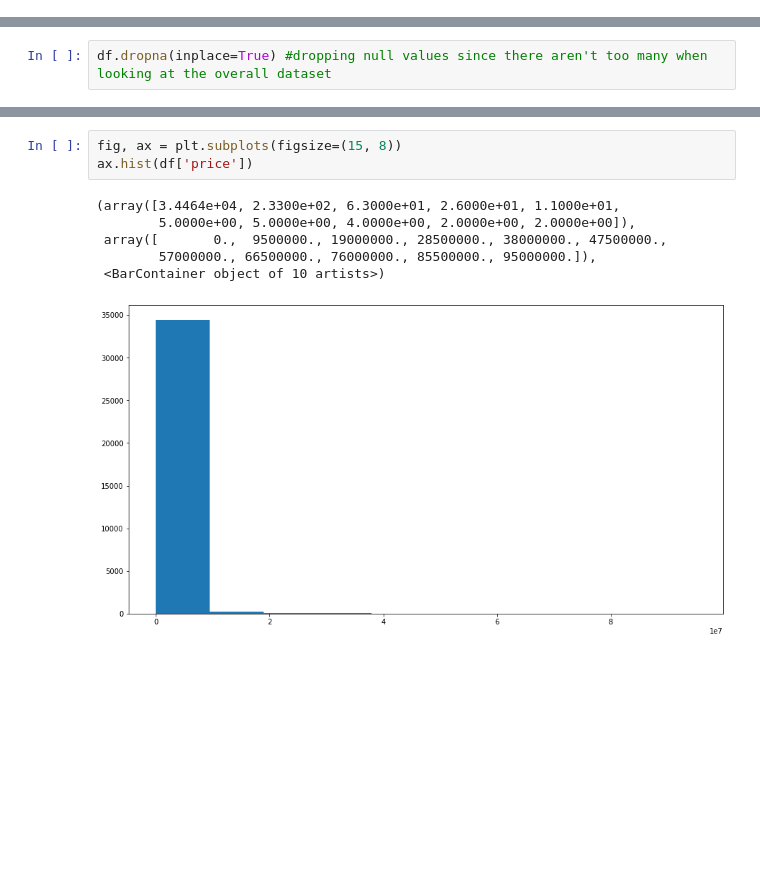
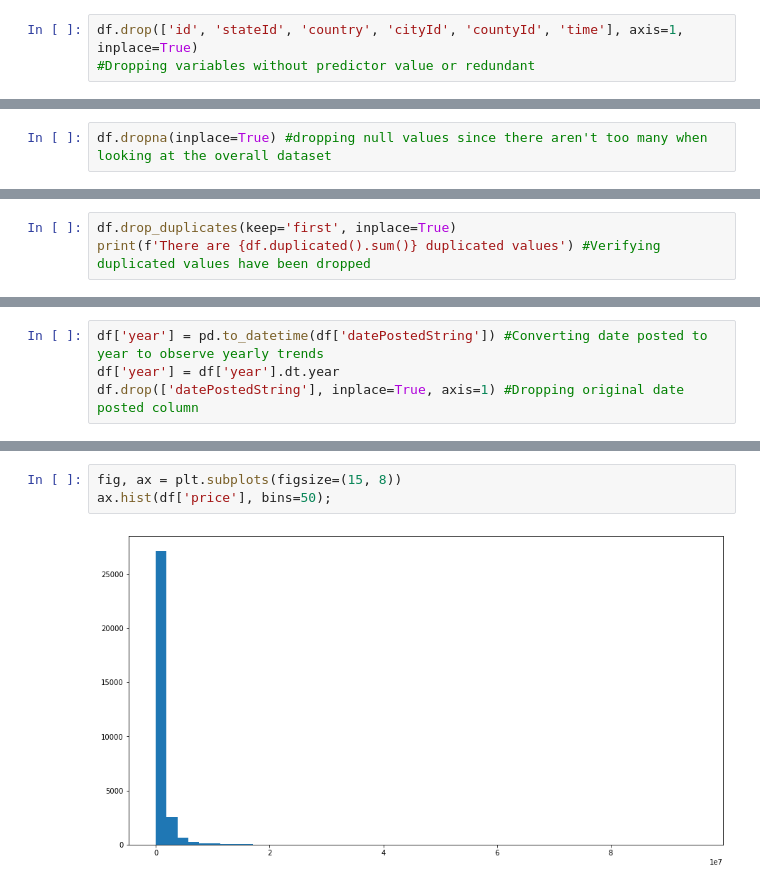
Before and after one commit to erin-vu/real_estate, a Jupyter notebook: Real Estate Analysis.ipynb, the cells around one changed output, grey strips where cells are left out. Cells and saved outputs as stored; diff of their text form; blank space fills up the shorter version.

```diff
--- a/Real Estate Analysis.ipynb
+++ b/Real Estate Analysis.ipynb
@@ -16,6 +30,9 @@ df.head() #viewing the first five rows of data
 | 3 | 94564-18494835 | 9 | 191 | 36958 | USA | 2021-07-07 | 0 | 0 | Listed for sale | ... |
 | 4 | 94564-2069722747 | 9 | 192 | 36958 | USA | 2021-07-07 | 0 | 0 | Listed for sale | ... |
 5 rows × 38 columns
+# %%
+df.drop(['id', 'stateId', 'country', 'cityId', 'countyId', 'time'], axis=1, inplace=True)
+#Dropping variables without predictor value or redundant
 # %%
 df.info() #looking at the overall columns/features
 # %% [output]
@@ -84,0 +102,3 @@ There are 0 duplicated values
+# %%
+df.drop_duplicates(keep='first', inplace=True)
+print(f'There are {df.duplicated().sum()} duplicated values') #Verifying duplicated values have been dropped
@@ -84,0 +107,4 @@ There are 0 duplicated values
+# %%
+df['year'] = pd.to_datetime(df['datePostedString']) #Converting date posted to year to observe yearly trends
+df['year'] = df['year'].dt.year
+df.drop(['datePostedString'], inplace=True, axis=1) #Dropping original date posted column
@@ -85,10 +125,5 @@ There are 0 duplicated values
 # %%
 fig, ax = plt.subplots(figsize=(15, 8))
-ax.hist(df['price'])
+ax.hist(df['price'], bins=50);
 # %% [output]
-(array([3.4464e+04, 2.3300e+02, 6.3000e+01, 2.6000e+01, 1.1000e+01,
-        5.0000e+00, 5.0000e+00, 4.0000e+00, 2.0000e+00, 2.0000e+00]),
- array([       0.,  9500000., 19000000., 28500000., 38000000., 47500000.,
-        57000000., 66500000., 76000000., 85500000., 95000000.]),
- <BarContainer object of 10 artists>)
-[figure, old version]
+[figure, new version]
```
Also changed, not shown: parts of 17 cells of this notebook.
